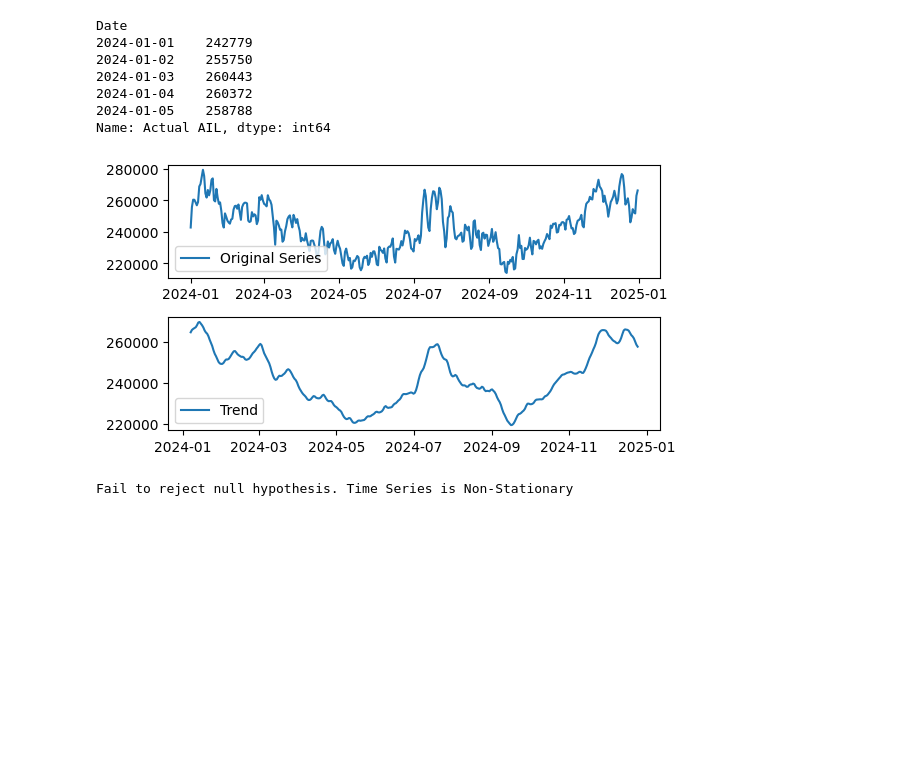
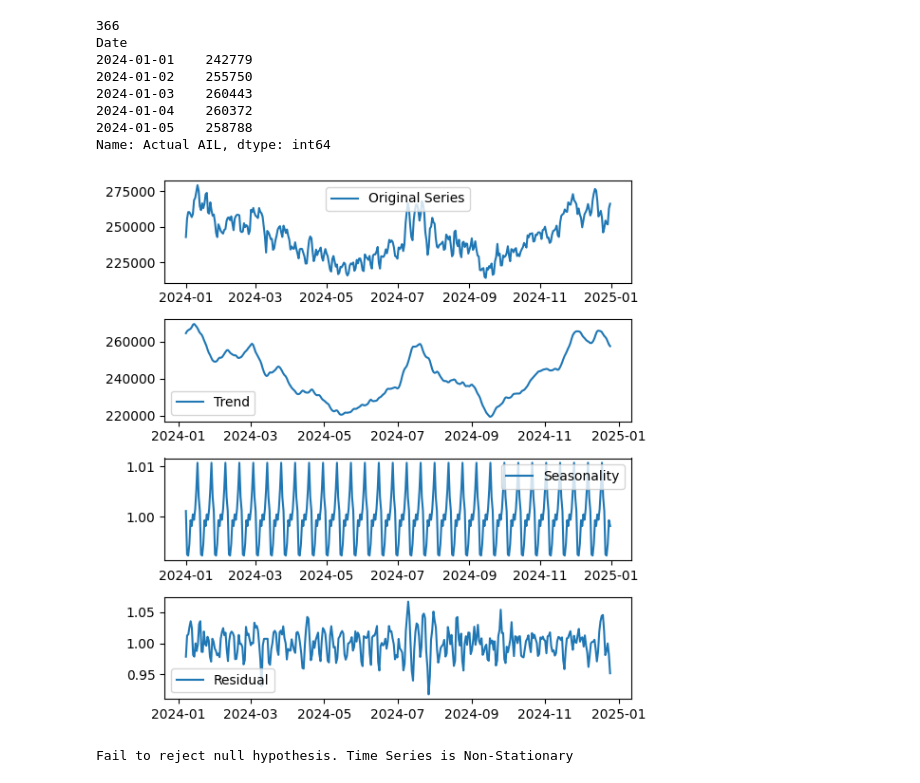
Before and after one commit to rchlmlngt/Alberta-Power-Market-Analysis, a Jupyter notebook: DemandForecast.ipynb, the cells around one changed output. Saved outputs shown, nothing was run; the diff lists cells and outputs as text; code cells hidden in the pictures; blank space fills up the shorter version.

```diff
--- a/DemandForecast.ipynb
+++ b/DemandForecast.ipynb
@@ -1,47 +1,58 @@
 # %%
-# Demand forecast using SARIMAX model
-
+# Demand forecast
 import pandas as pd
 from statsmodels.tsa.statespace.sarimax import SARIMAX
 from statsmodels.tsa.stattools import adfuller
 from statsmodels.graphics.tsaplots import plot_acf, plot_pacf
 from statsmodels.tsa.seasonal import seasonal_decompose
 import matplotlib.pyplot as plt
+import xgboost as xgb
+from sklearn.metrics import mean_absolute_error, mean_squared_error, r2_score
 
 ################### Load Data #####################################
 df1 = pd.read_csv('2024ActualForecastData.csv')
 df1['Date'] = pd.to_datetime(df1['Date'])
-demand_data = df1.groupby(df1['Date'].dt.date)['Actual AIL'].sum()
+demand_data = df1.groupby(df1['Date'].dt.date)['Actual AIL'].sum() # Groups data by date, but this is a series
+print(len(demand_data))
 print(demand_data.head())
 
 # Identify seasonal components
 result = seasonal_decompose(demand_data, model='multiplicative', period=12)
 trend = result.trend.dropna()
 seasonal = result.seasonal.dropna()
 residual = result.resid.dropna()
 
 # Plot the decomposed components
 plt.figure(figsize=(6,6))
 
 plt.subplot(4, 1, 1)
 plt.plot(demand_data, label='Original Series')
 plt.legend()
 
 plt.subplot(4, 1, 2)
 plt.plot(trend, label='Trend')
 plt.legend()
 
+plt.subplot(4, 1, 3)
+plt.plot(seasonal, label='Seasonality')
+plt.legend()
+
+plt.subplot(4, 1, 4)
+plt.plot(residual, label='Residual')
+plt.legend()
+
 plt.tight_layout()
 plt.show()
 # %% [output]
+366
 Date
 2024-01-01    242779
 2024-01-02    255750
 2024-01-03    260443
 2024-01-04    260372
 2024-01-05    258788
 Name: Actual AIL, dtype: int64
-[figure, old version]
+[figure, new version]
 # %%
 ################################# Stationary Check (ADF test) #######################################
 # ADF tests the null hypothesis that there is the existence of a unit root in the time series sample.
```
Also changed, not shown: parts of 5 cells of this notebook.
